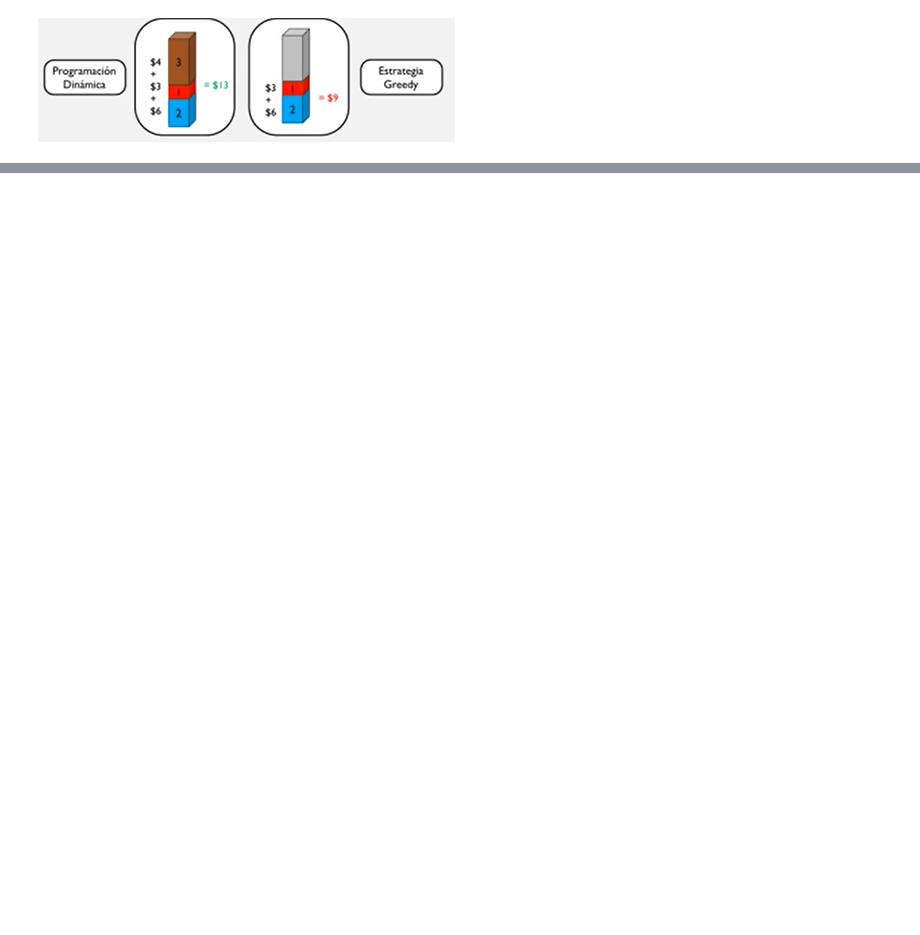
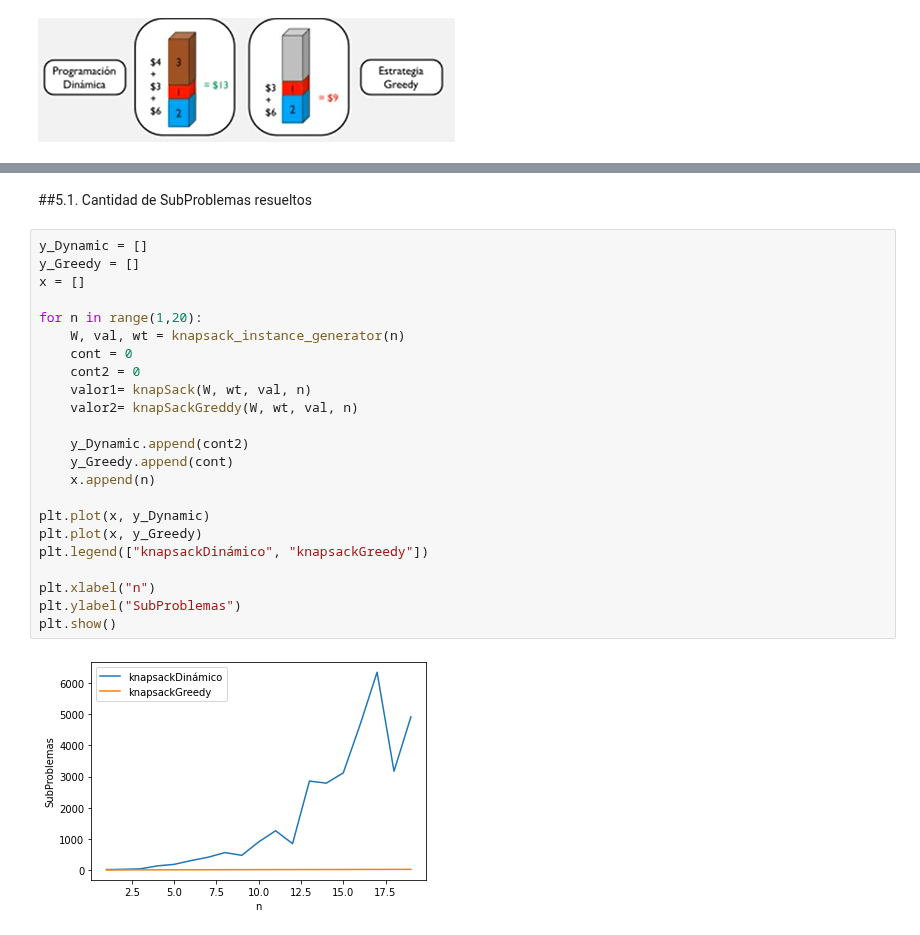
Before and after one commit to Jorgee18/ADA-Informes, a Jupyter notebook: KnapsackProblem.ipynb, the cells around one changed output, grey strips where cells are left out. Drawn from its saved outputs; the diff is of its cells as text; blank space fills up the shorter version.

```diff
--- a/KnapsackProblem.ipynb
+++ b/KnapsackProblem.ipynb
@@ -254,0 +352,27 @@ Como ejemplo del mejor y peor caso, se pueden observar las demostraciones anteri
+# %% [markdown]
+##5.1. Cantidad de SubProblemas resueltos
+# %%
+y_Dynamic = []
+y_Greedy = []
+x = []
+
+for n in range(1,20):
+    W, val, wt = knapsack_instance_generator(n)
+    cont = 0
+    cont2 = 0
+    valor1= knapSack(W, wt, val, n)
+    valor2= knapSackGreddy(W, wt, val, n)
+
+    y_Dynamic.append(cont2)
+    y_Greedy.append(cont)
+    x.append(n)
+
+plt.plot(x, y_Dynamic)
+plt.plot(x, y_Greedy)
+plt.legend(["knapsackDinámico", "knapsackGreedy"])
+
+plt.xlabel("n")
+plt.ylabel("SubProblemas")
+plt.show()
+# %% [output]
+[figure, added]
```
Also changed, not shown: parts of 28 cells of this notebook.
